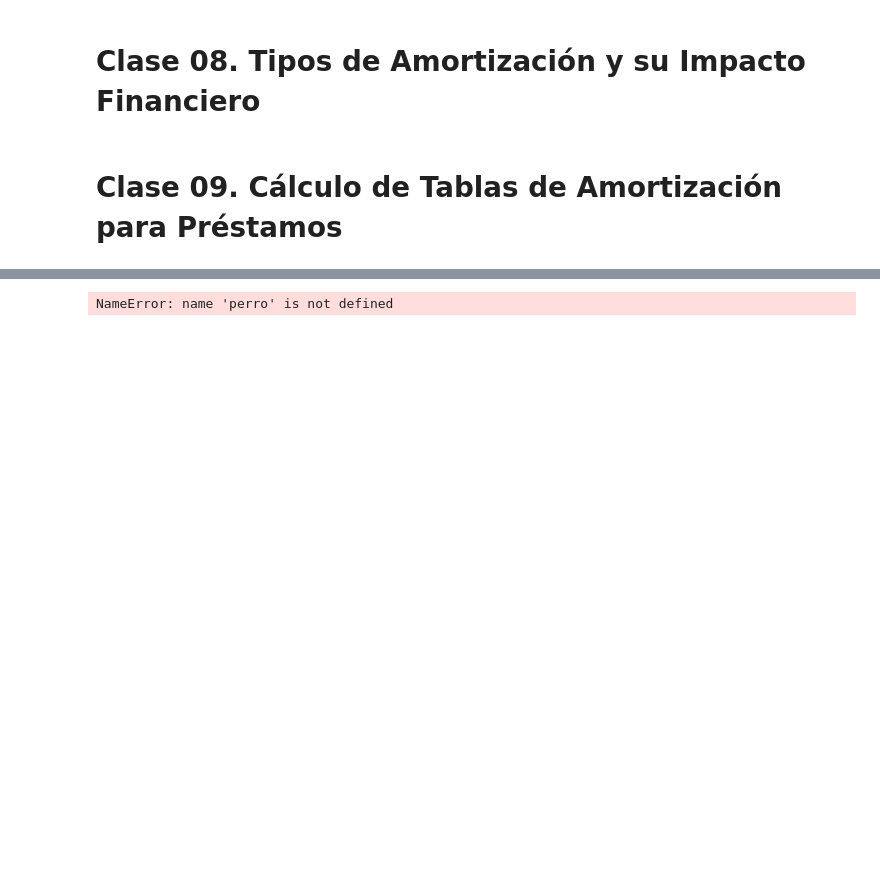
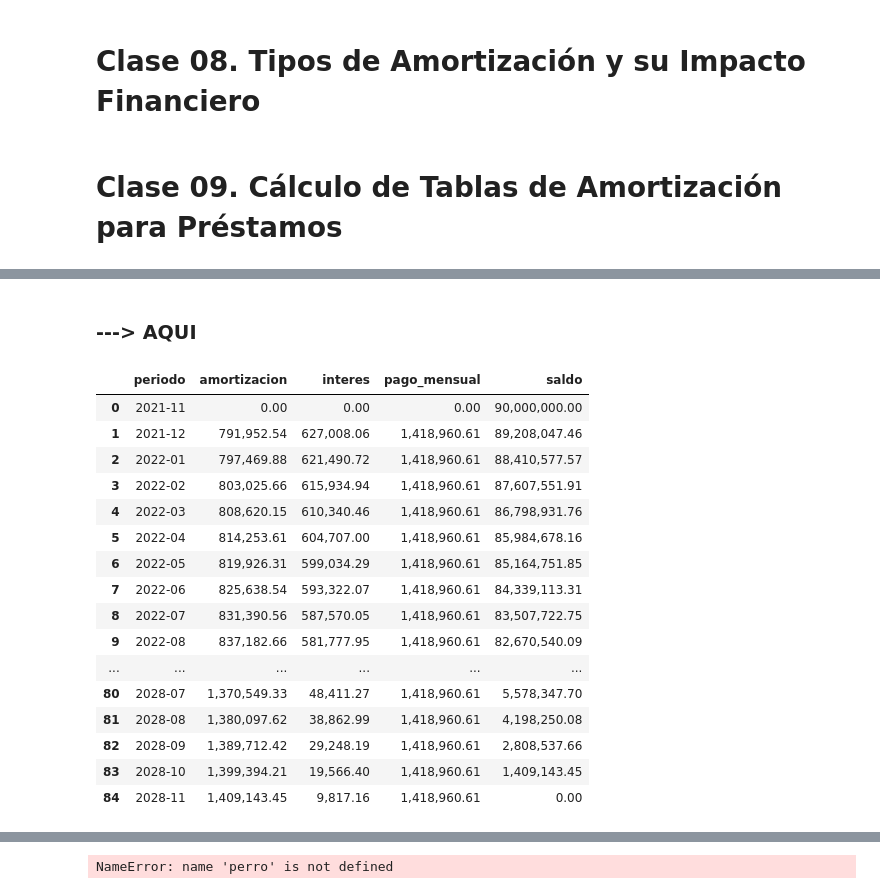
Before and after one commit to alexandergribenchenko/Data_Science_Finanzas, a Jupyter notebook: DS_FIN_01_Creditos_estudio.ipynb, the cells around one changed output, grey strips where cells are left out. Drawn from its saved outputs; the diff is of its cells as text; code cells hidden in the pictures; blank space fills up the shorter version.

```diff
--- a/DS_FIN_01_Creditos_estudio.ipynb
+++ b/DS_FIN_01_Creditos_estudio.ipynb
@@ -534,3 +586,29 @@ df
 # Clase 08. Tipos de Amortización y su Impacto Financiero
 # %% [markdown]
 # Clase 09. Cálculo de Tablas de Amortización para Préstamos
+# %%
+def tabla_amortizacion_francesa(capital_inicial, tasa_periodo, n_periodos):
+    cuota = capital_inicial * (tasa_periodo * (1 + tasa_periodo) ** n_periodos) / ((1 + tasa_periodo) ** n_periodos - 1)
+
+    df = pd.DataFrame({'periodo': range(0, n_periodos + 1)})
+
+    saldo_insoluto = lambda k: capital_inicial * ((1 + tasa_periodo) ** n_periodos - (1 + tasa_periodo) ** k) / ((1 + tasa_periodo) ** n_periodos - 1)
+    saldo_inicial = lambda k: capital_inicial if k == 1 else saldo_insoluto(k - 1)
+    interes_k = lambda k: saldo_inicial(k) * tasa_periodo if k >= 1 else 0
+    amortizacion_k = lambda k: cuota - interes_k(k) if k >= 1 else 0
+
+    df['saldo_inicial'] = df['periodo'].apply(lambda k: 0 if k == 0 else round(saldo_inicial(k), 2))
+    df['pago_mensual'] = df['periodo'].apply(lambda k: 0 if k == 0 else round(cuota, 2))
+    df['interes'] = df['periodo'].apply(lambda k: round(interes_k(k), 2))
+    df['amortizacion'] = df['periodo'].apply(lambda k: round(amortizacion_k(k), 2))
+    df['saldo_insoluto'] = df['periodo'].apply(lambda k: round(saldo_insoluto(k), 2))
+
+    return df
+# %%
+df = tabla_amortizacion_francesa(
+    capital_inicial=100_000_000,
+    tasa_periodo=0.02,  # 1.5% mensual
+    n_periodos=6
+)
+
+df
@@ -536,0 +719,38 @@ df
+# %% [markdown]
+### ---> AQUI
+# %%
+df = tabla_amortizacion_francesa_flexible(
+    capital_inicial=90_000_000,
+    tasa=0.08688,
+    periodos_n = 84,
+    periodos_temporalidad = 'mensual',
+    tasa_temporalidad='anual',
+    tasa_tipo='efectiva'
+)
+
+fecha_inicio = '2021-11-01'
+
+# Crear rango de fechas mensuales
+fechas = pd.date_range(start=fecha_inicio, periods=len(df), freq='MS')  # 'MS' = Month Start
+
+# Crear nueva columna con formato 'YYYY-MM'
+df['periodo'] = fechas.strftime('%Y-%m')
+df
+# %% [output]
+|  | periodo | amortizacion | interes | pago_mensual | saldo |
+| 0 | 2021-11 | 0.00 | 0.00 | 0.00 | 90,000,000.00 |
+| 1 | 2021-12 | 791,952.54 | 627,008.06 | 1,418,960.61 | 89,208,047.46 |
+| 2 | 2022-01 | 797,469.88 | 621,490.72 | 1,418,960.61 | 88,410,577.57 |
+| 3 | 2022-02 | 803,025.66 | 615,934.94 | 1,418,960.61 | 87,607,551.91 |
+| 4 | 2022-03 | 808,620.15 | 610,340.46 | 1,418,960.61 | 86,798,931.76 |
+| 5 | 2022-04 | 814,253.61 | 604,707.00 | 1,418,960.61 | 85,984,678.16 |
+| 6 | 2022-05 | 819,926.31 | 599,034.29 | 1,418,960.61 | 85,164,751.85 |
+| 7 | 2022-06 | 825,638.54 | 593,322.07 | 1,418,960.61 | 84,339,113.31 |
+| 8 | 2022-07 | 831,390.56 | 587,570.05 | 1,418,960.61 | 83,507,722.75 |
+| 9 | 2022-08 | 837,182.66 | 581,777.95 | 1,418,960.61 | 82,670,540.09 |
+| ... | ... | ... | ... | ... | ... |
+| 80 | 2028-07 | 1,370,549.33 | 48,411.27 | 1,418,960.61 | 5,578,347.70 |
+| 81 | 2028-08 | 1,380,097.62 | 38,862.99 | 1,418,960.61 | 4,198,250.08 |
+| 82 | 2028-09 | 1,389,712.42 | 29,248.19 | 1,418,960.61 | 2,808,537.66 |
+| 83 | 2028-10 | 1,399,394.21 | 19,566.40 | 1,418,960.61 | 1,409,143.45 |
+| 84 | 2028-11 | 1,409,143.45 | 9,817.16 | 1,418,960.61 | 0.00 |
```
Also changed, not shown: parts of 19 cells of this notebook.
